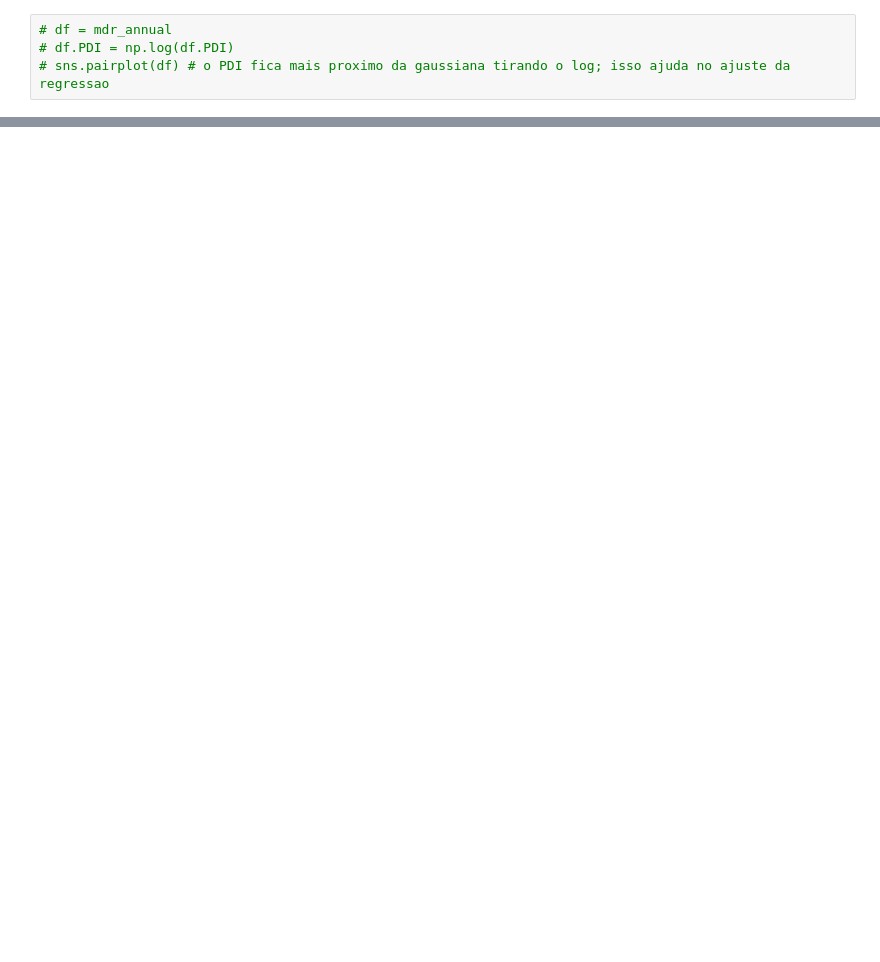
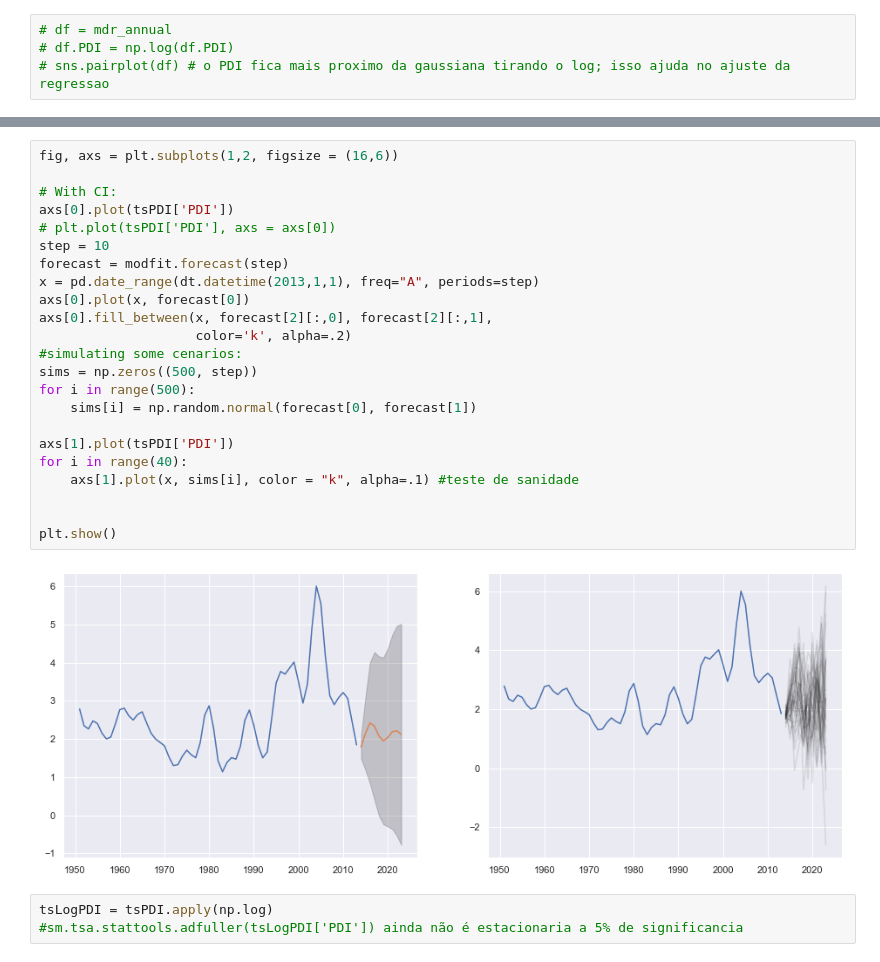
Before and after one commit to reneroliveira/Hurricane_Project, a Jupyter notebook: PowerDissipationIndex.ipynb, the cells around one changed output, grey strips where cells are left out. Saved outputs shown, nothing was run; the diff lists cells and outputs as text; blank space fills up the shorter version.

```diff
--- a/PowerDissipationIndex.ipynb
+++ b/PowerDissipationIndex.ipynb
@@ -259,0 +313,28 @@ sns.distplot(model.resid, ax=axs[0]) #residuos aproximadamente normais
+# %%
+fig, axs = plt.subplots(1,2, figsize = (16,6))
+
+# With CI:
+axs[0].plot(tsPDI['PDI'])
+# plt.plot(tsPDI['PDI'], axs = axs[0])
+step = 10
+forecast = modfit.forecast(step)
+x = pd.date_range(dt.datetime(2013,1,1), freq="A", periods=step)
+axs[0].plot(x, forecast[0])
+axs[0].fill_between(x, forecast[2][:,0], forecast[2][:,1],
+                    color='k', alpha=.2)
+#simulating some cenarios:
+sims = np.zeros((500, step))
+for i in range(500):
+    sims[i] = np.random.normal(forecast[0], forecast[1])
+
+axs[1].plot(tsPDI['PDI'])
+for i in range(40):
+    axs[1].plot(x, sims[i], color = "k", alpha=.1) #teste de sanidade
+
+
+plt.show()
+# %% [output]
+[figure, added]
+# %%
+tsLogPDI = tsPDI.apply(np.log)
+#sm.tsa.stattools.adfuller(tsLogPDI['PDI']) ainda não é estacionaria a 5% de significancia
```
Also changed, not shown: parts of 56 cells of this notebook.
